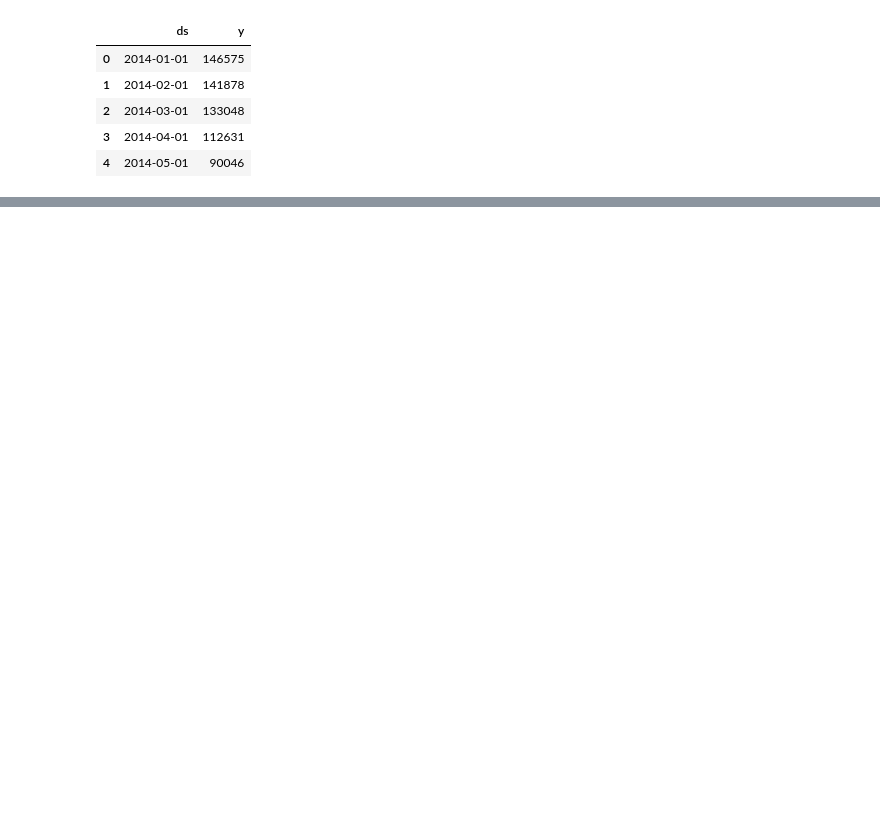
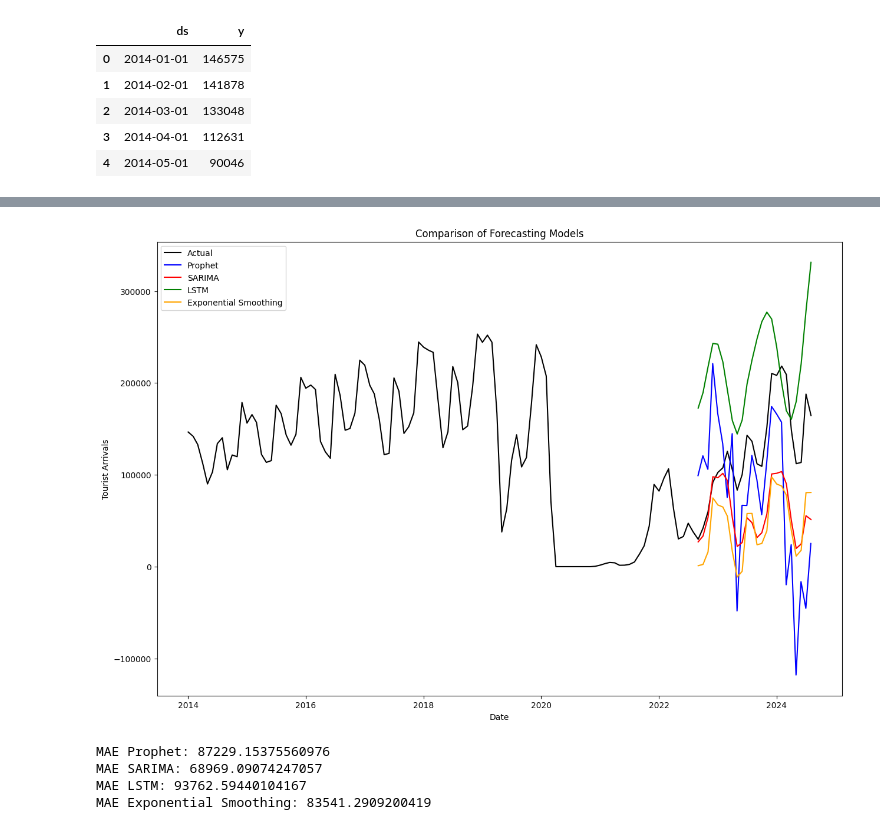
Before and after one commit to dev-achintha/Sri_Lanka-Tourism_Forcasting_Model, a Jupyter notebook: notebooks/Sri_Lankan_TourismForecastModel_Prophet.ipynb, the cells around one changed output, grey strips where cells are left out. Saved outputs shown, nothing was run; the diff lists cells and outputs as text; code cells hidden in the pictures; blank space fills up the shorter version.

```diff
--- a/notebooks/Sri_Lankan_TourismForecastModel_Prophet.ipynb
+++ b/notebooks/Sri_Lankan_TourismForecastModel_Prophet.ipynb
@@ -16,4 +14,8 @@ df.head()
 | 2 | 2014-03-01 | 133048 |
 | 3 | 2014-04-01 | 112631 |
 | 4 | 2014-05-01 | 90046 |
+# %%
+# Split data into train and test sets
+train = df[:-24]
+test = df[-24:]
 # %%
@@ -86,0 +42,7 @@ Mean Absolute Error: 26503.991487202373
+# %%
+# SARIMA
+from statsmodels.tsa.statespace.sarimax import SARIMAX
+
+model_sarima = SARIMAX(train['y'], order=(1, 1, 1), seasonal_order=(1, 1, 1, 12))
+results_sarima = model_sarima.fit()
+forecast_sarima = results_sarima.forecast(steps=24)
@@ -87 +131,51 @@ Mean Absolute Error: 26503.991487202373
+# %%
+import warnings
+from statsmodels.tsa.holtwinters import ExponentialSmoothing
+from statsmodels.tools.sm_exceptions import ConvergenceWarning
+
+# Suppress the ConvergenceWarning
+warnings.filterwarnings("ignore", category=ConvergenceWarning)
+
+# Define and fit the Exponential Smoothing model
+model_es = ExponentialSmoothing(train['y'], seasonal_periods=12, trend='add', seasonal='add')
+results_es = model_es.fit(optimized=True, remove_bias=True)
+
+# Forecast using the fitted model
+forecast_es = results_es.forecast(24)
+# %%
+# Plotting
+from matplotlib import pyplot as plt
+
+plt.figure(figsize=(15, 10))
+plt.plot(df['ds'], df['y'], label='Actual', color='black')
+plt.plot(forecast_prophet['ds'][-24:], forecast_prophet['yhat'][-24:], label='Prophet', color='blue')
+plt.plot(test['ds'], forecast_sarima, label='SARIMA', color='red')
+plt.plot(test['ds'], forecast_lstm, label='LSTM', color='green')
+plt.plot(test['ds'], forecast_es, label='Exponential Smoothing', color='orange')
+plt.title('Comparison of Forecasting Models')
+plt.xlabel('Date')
+plt.ylabel('Tourist Arrivals')
+plt.legend()
+plt.show()
+# %% [output]
+[figure, added]
+# %%
+# Calculate MAE for each model
+from sklearn.metrics import mean_absolute_error
+
+
+mae_prophet = mean_absolute_error(test['y'], forecast_prophet['yhat'][-24:])
+mae_sarima = mean_absolute_error(test['y'], forecast_sarima)
+mae_lstm = mean_absolute_error(test['y'], forecast_lstm)
+mae_es = mean_absolute_error(test['y'], forecast_es)
+
+print(f"MAE Prophet: {mae_prophet}")
+print(f"MAE SARIMA: {mae_sarima}")
+print(f"MAE LSTM: {mae_lstm}")
+print(f"MAE Exponential Smoothing: {mae_es}")
+# %% [output]
+MAE Prophet: 87229.15375560976
+MAE SARIMA: 68969.09074247057
+MAE LSTM: 93762.59440104167
+MAE Exponential Smoothing: 83541.2909200419
 # %%
```
Also changed, not shown: parts of 11 cells of this notebook, 1 other file.
